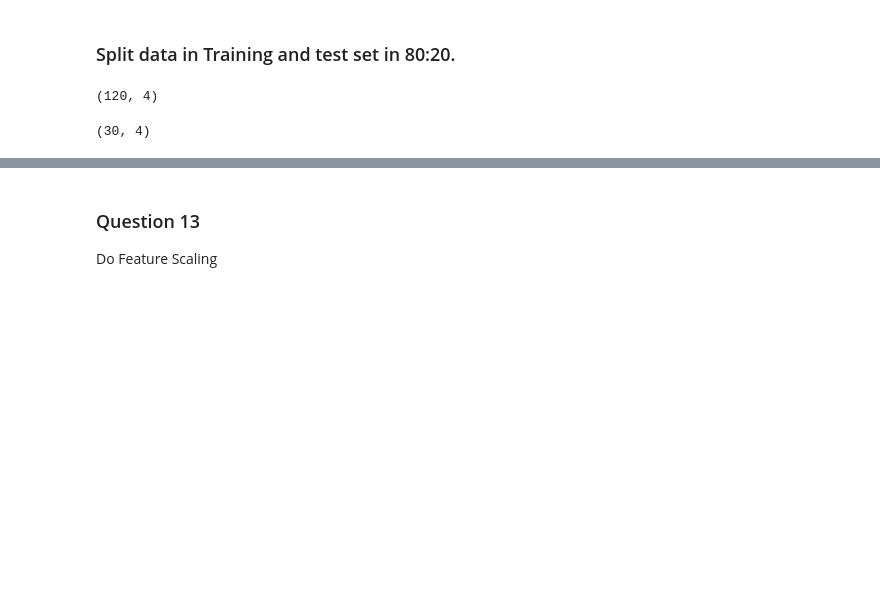
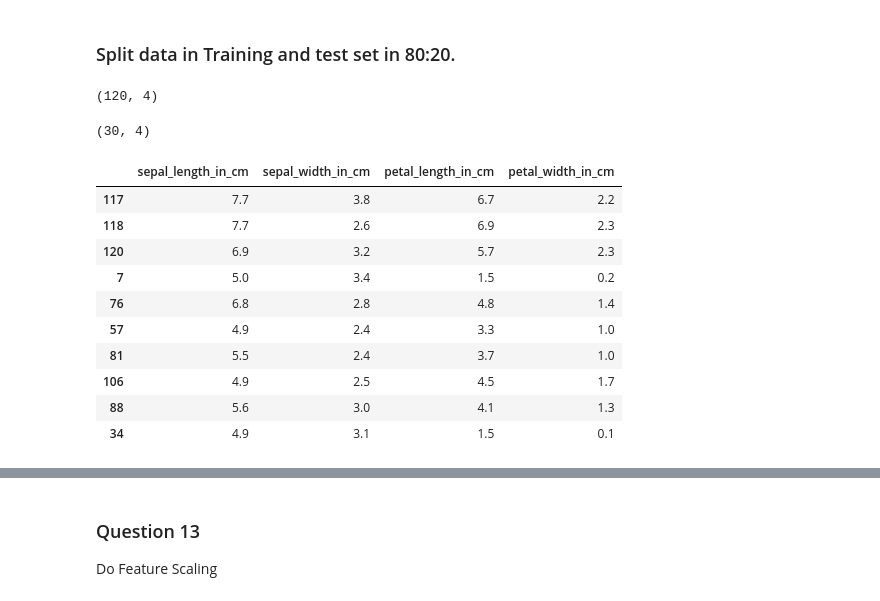
Before and after one commit to GreatLearningAIML1/bangalore-feb-batch-ojhajayant, a Jupyter notebook: R3_External_Lab_kNN_Naive_Bayes.ipynb, the cells around one changed output, grey strips where cells are left out. Drawn from its saved outputs; the diff is of its cells as text; code cells hidden in the pictures; blank space fills up the shorter version.

```diff
--- a/R3_External_Lab_kNN_Naive_Bayes.ipynb
+++ b/R3_External_Lab_kNN_Naive_Bayes.ipynb
@@ -530,3 +530,17 @@ X_test.shape
 # %% [output]
 (120, 4)
 (30, 4)
+# %%
+X_train.sample(n=10, random_state=1)
+# %% [output]
+|  | sepal_length_in_cm | sepal_width_in_cm | petal_length_in_cm | petal_width_in_cm |
+| 117 | 7.7 | 3.8 | 6.7 | 2.2 |
+| 118 | 7.7 | 2.6 | 6.9 | 2.3 |
+| 120 | 6.9 | 3.2 | 5.7 | 2.3 |
+| 7 | 5.0 | 3.4 | 1.5 | 0.2 |
+| 76 | 6.8 | 2.8 | 4.8 | 1.4 |
+| 57 | 4.9 | 2.4 | 3.3 | 1.0 |
+| 81 | 5.5 | 2.4 | 3.7 | 1.0 |
+| 106 | 4.9 | 2.5 | 4.5 | 1.7 |
+| 88 | 5.6 | 3.0 | 4.1 | 1.3 |
+| 34 | 4.9 | 3.1 | 1.5 | 0.1 |
```
Also changed, not shown: parts of 10 cells of this notebook.
